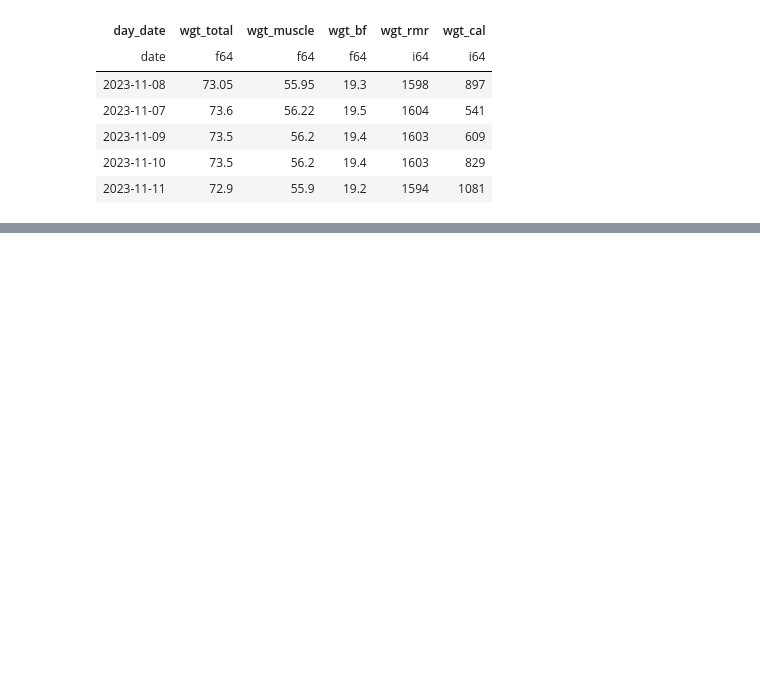
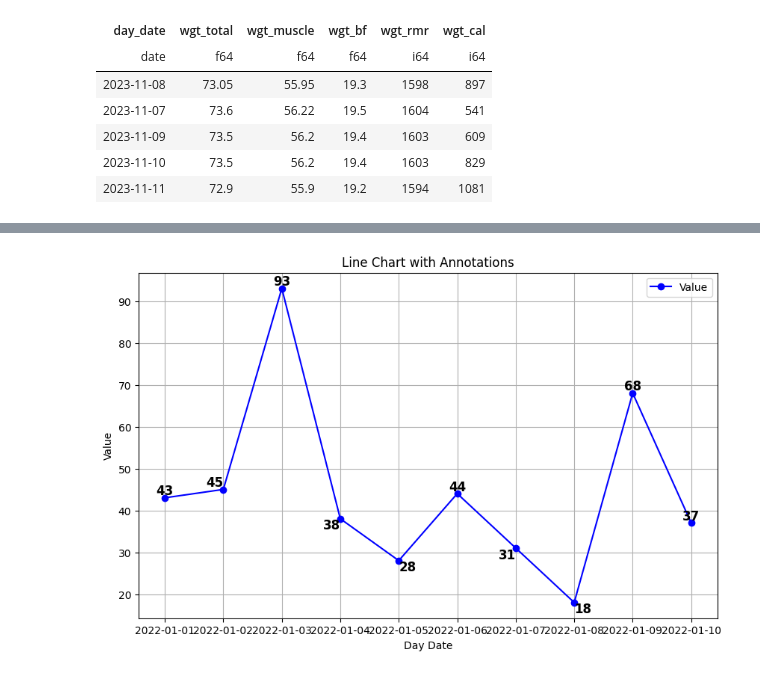
Before and after one commit to Matheus-Homem/EnduranceProject, a Jupyter notebook: codes/test_notebook.ipynb, the cells around one changed output, grey strips where cells are left out. Saved outputs shown, nothing was run; the diff lists cells and outputs as text; code cells hidden in the pictures; blank space fills up the shorter version.

```diff
--- a/codes/test_notebook.ipynb
+++ b/codes/test_notebook.ipynb
@@ -117,0 +195,7 @@ shape: (5, 6)
+# %%
+for i, (date, value) in enumerate(zip(last_week_data['day_date'], last_week_data['wgt_total'])):
+    previous_value = last_week_data['wgt_total'][i-1] if i > 0 else last_week_data['wgt_total'][i]
+    next_value = last_week_data['wgt_total'][i+1] if i < len(last_week_data)-1 else last_week_data['wgt_total'][i]
+    print(next_value)
+    #va, ha = decide_annotation_position(previous_value, value, next_value)
+    #plt.annotate(f'{value:.2f}', (date, value), textcoords="offset points", xytext=(0, 5), ha=ha, va=va, rotation=45)
@@ -117,0 +211,55 @@ shape: (5, 6)
+# %%
+import pandas as pd
+import numpy as np
+import matplotlib.pyplot as plt
+
+# Função decide_annotation_position
+def decide_annotation_position(previous_value, current_value, next_value):
+    if previous_value < current_value < next_value:
+        return "bottom", "right"
+    elif previous_value < current_value == next_value:
+        return "bottom", "center"
+    elif previous_value < current_value > next_value:
+        return "bottom", "center"
+    elif previous_value == current_value < next_value:
+        return "top", "center"
+    elif previous_value == current_value == next_value:
+        return "bottom", "center"
+    elif previous_value == current_value > next_value:
+        return "bottom", "center"
+    elif previous_value > current_value < next_value:
+        return "top", "left"
+    elif previous_value > current_value == next_value:
+        return "bottom", "center"
+    elif previous_value > current_value > next_value:
+        return "top", "right"
+    else:
+        return "bottom", "center"
+
+# Criando um DataFrame de teste
+data = {'day_date': pd.date_range('2022-01-01', periods=10),
+        'value': np.random.randint(1, 100, size=10)}
+df_test = pd.DataFrame(data)
+
+# Adicionando colunas fictícias para representar os valores anterior, atual e posterior
+df_test['previous_value'] = df_test['value'].shift(1)
+df_test['next_value'] = df_test['value'].shift(-1)
+
+# Plotando o gráfico de linha
+plt.figure(figsize=(10, 6))
+plt.plot(df_test['day_date'], df_test['value'], label='Value', marker='o', linestyle='-', color='blue')
+
+# Adicionando anotações usando a função decide_annotation_position
+for i, (date, value, prev_value, next_value) in enumerate(zip(df_test['day_date'], df_test['value'], df_test['previous_value'], df_test['next_value'])):
+    va, ha = decide_annotation_position(prev_value, value, next_value)
+    plt.annotate(f'{value}', (date, value), textcoords="offset points", xytext=(0, 0), ha=ha, va=va, fontsize=12, fontweight='bold')
+
+# Configurações do gráfico
+plt.xlabel('Day Date')
+plt.ylabel('Value')
+plt.title('Line Chart with Annotations')
+plt.legend()
+plt.grid(True)
+plt.show()
+# %% [output]
+[figure, added]
```
Also changed, not shown: parts of 2 cells of this notebook, 1 other file.
